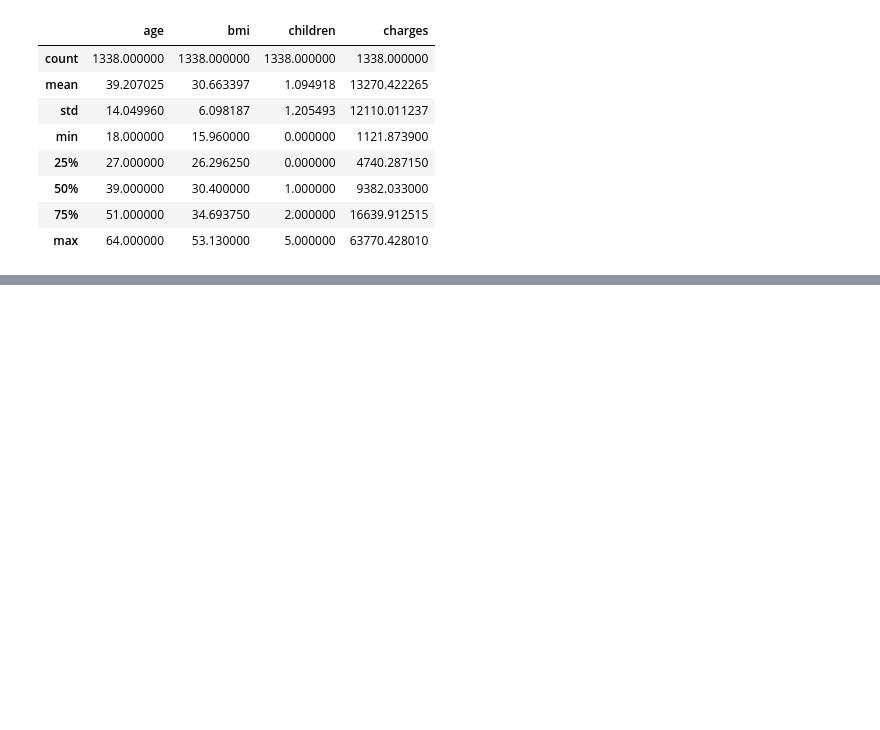
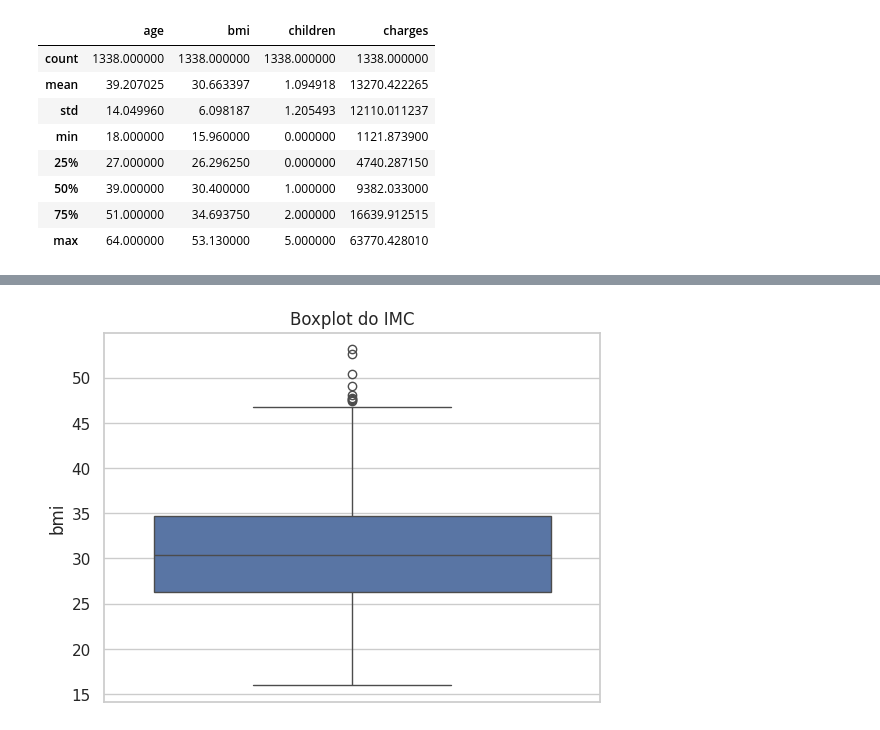
Before and after one commit to gustavocoderjs/An-lise-de-Dados-, a Jupyter notebook: Notebooks/medical_cost_personal.ipynb, the cells around one changed output, grey strips where cells are left out. Drawn from its saved outputs; the diff is of its cells as text; code cells hidden in the pictures; blank space fills up the shorter version.

```diff
--- a/Notebooks/medical_cost_personal.ipynb
+++ b/Notebooks/medical_cost_personal.ipynb
@@ -111,0 +114,6 @@ df.describe()    # Estatísticas para colunas numéricas
+# %%
+sns.boxplot(y=df['bmi'])
+plt.title("Boxplot do IMC")
+plt.show()
+# %% [output]
+[figure, added]
```
Also changed, not shown: parts of 9 cells of this notebook, 1 other file.
